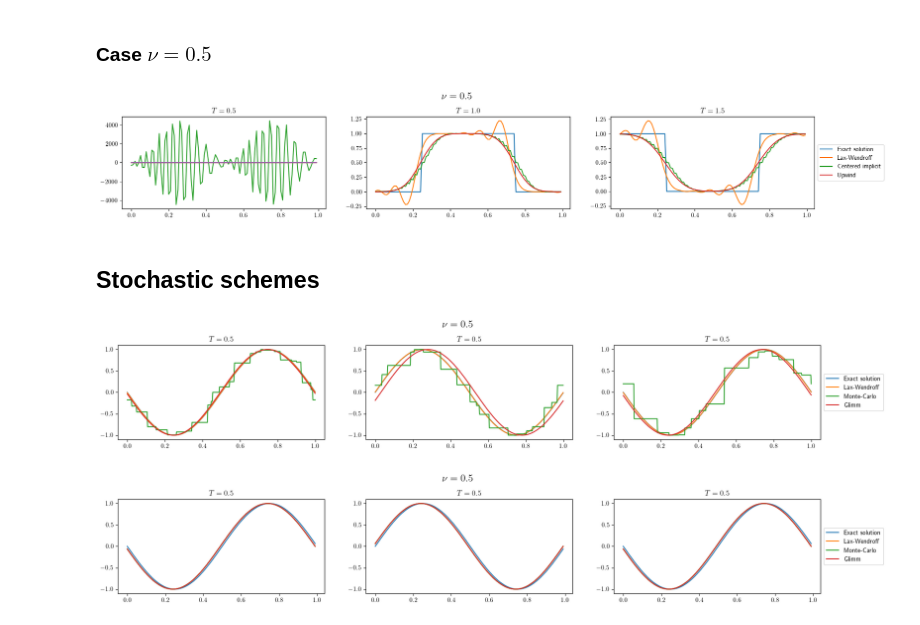
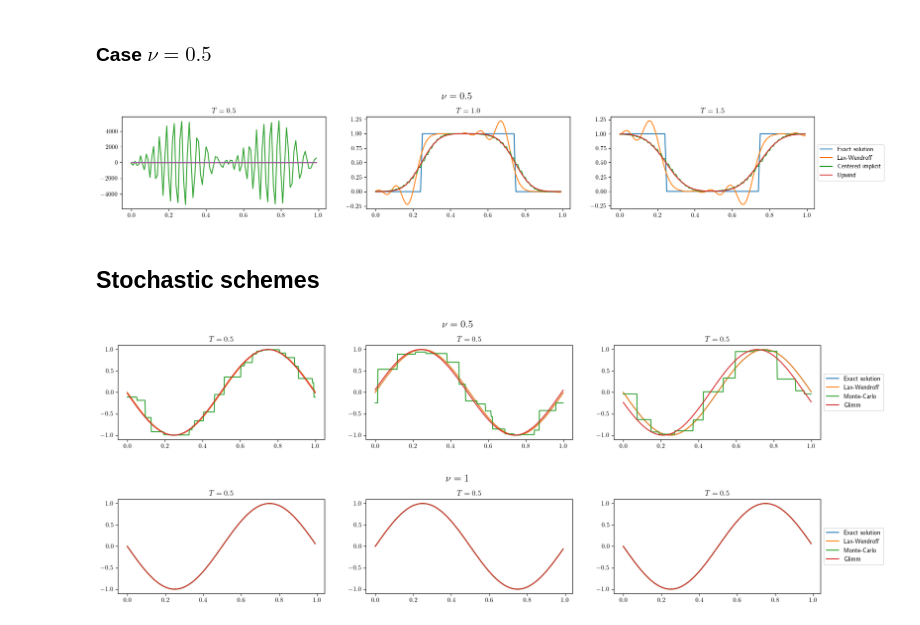
Before and after one commit to msdupuy/msdupuy.github.io, a Jupyter notebook: teaching/TP-1-ex1-corrige.ipynb, the cells around one changed output. Drawn from its saved outputs; the diff is of its cells as text; code cells hidden in the pictures.

```diff
--- a/teaching/TP-1-ex1-corrige.ipynb
+++ b/teaching/TP-1-ex1-corrige.ipynb
@@ -386,10 +386,10 @@ u_ce = centered_explicit(J,T,n,u02,1)
 u_ci = centered_implicit(J,T,n,u02,1)
 u_pwd = upwind(J,T,n,u02,1)
 ax1.plot(x,u_ex,label="Exact solution")
-ax1.plot(x,u_lw[n-1,:],label="Lax-Wendroff")
-ax1.plot(x,u_ce[n-1,:],label="Centered explicit")
-ax1.plot(x,u_ci[n-1,:],label="Centered implicit")
-ax1.plot(x,u_pwd[n-1,:],label="Upwind")
+ax1.plot(x,u_lw[n,:],label="Lax-Wendroff")
+ax1.plot(x,u_ce[n,:],label="Centered explicit")
+ax1.plot(x,u_ci[n,:],label="Centered implicit")
+ax1.plot(x,u_pwd[n,:],label="Upwind")
 ax1.title.set_text(r"$T=0.5$")
 T = 1.0
 n = int(T*J/nu)
@@ -399,10 +399,10 @@ u_ce = centered_explicit(J,T,n,u02,1)
 u_ci = centered_implicit(J,T,n,u02,1)
 u_pwd = upwind(J,T,n,u02,1)
 ax2.plot(x,u_ex,label="Exact solution")
-ax2.plot(x,u_lw[n-1,:],label="Lax-Wendroff")
-#ax2.plot(x,u_ce[n-1,:],label="Centered explicit")
-ax2.plot(x,u_ci[n-1,:],label="Centered implicit")
-ax2.plot(x,u_pwd[n-1,:],label="Upwind")
+ax2.plot(x,u_lw[n,:],label="Lax-Wendroff")
+#ax2.plot(x,u_ce[n,:],label="Centered explicit")
+ax2.plot(x,u_ci[n,:],label="Centered implicit")
+ax2.plot(x,u_pwd[n,:],label="Upwind")
 ax2.title.set_text(r"$T=1.0$")
 T = 1.5
 n = int(T*J/nu)
@@ -412,17 +412,17 @@ u_ce = centered_explicit(J,T,n,u02,1)
 u_ci = centered_implicit(J,T,n,u02,1)
 u_pwd = upwind(J,T,n,u02,1)
 ax3.plot(x,u_ex,label="Exact solution")
-ax3.plot(x,u_lw[n-1,:],label="Lax-Wendroff")
-#ax3.plot(x,u_ce[n-1,:],label="Centered explicit")
-ax3.plot(x,u_ci[n-1,:],label="Centered implicit")
-ax3.plot(x,u_pwd[n-1,:],label="Upwind")
+ax3.plot(x,u_lw[n,:],label="Lax-Wendroff")
+#ax3.plot(x,u_ce[n,:],label="Centered explicit")
+ax3.plot(x,u_ci[n,:],label="Centered implicit")
+ax3.plot(x,u_pwd[n,:],label="Upwind")
 ax3.title.set_text(r"$T=1.5$")
 ax3.legend(loc='center left',bbox_to_anchor=(1,0.5))
 fig.suptitle(r'$\nu = 0.5$',fontsize=16)
 fig.subplots_adjust(top=0.8)
 plt.show()
 # %% [output]
-[figure, old version]
+[figure, new version]
 # %% [markdown]
 ## Stochastic schemes
 # %%
@@ -471,43 +471,43 @@ plt.rcParams['text.usetex'] = True
 fig, (ax1,ax2,ax3) = plt.subplots(1,3)
 T = 0.5
 n = int(T*J/nu)
 u_ex = [u_sol(xk,T,1,u01) for xk in x]
 u_lw = lax_wendroff(J,T,n,u01,1)
 u_mc = mc(J,T,n,u01,1)
 u_glimm = glimm(J,T,n,u01,1)
 ax1.plot(x,u_ex,label="Exact solution")
-ax1.plot(x,u_lw[n-1,:],label="Lax-Wendroff")
-ax1.plot(x,u_mc[n-1,:],label="Monte-Carlo")
-ax1.plot(x,u_glimm[n-1,:],label="Glimm")
+ax1.plot(x,u_lw[n,:],label="Lax-Wendroff")
+ax1.plot(x,u_mc[n,:],label="Monte-Carlo")
+ax1.plot(x,u_glimm[n,:],label="Glimm")
 ax1.title.set_text(r"$T=0.5$")
 T = 1.0
 n = int(T*J/nu)
 u_ex = [u_sol(xk,T,1,u01) for xk in x]
 u_lw = lax_wendroff(J,T,n,u01,1)
 u_mc = mc(J,T,n,u01,1)
 u_glimm = glimm(J,T,n,u01,1)
 ax2.plot(x,u_ex,label="Exact solution")
-ax2.plot(x,u_lw[n-1,:],label="Lax-Wendroff")
-ax2.plot(x,u_mc[n-1,:],label="Monte-Carlo")
-ax2.plot(x,u_glimm[n-1,:],label="Glimm")
+ax2.plot(x,u_lw[n,:],label="Lax-Wendroff")
+ax2.plot(x,u_mc[n,:],label="Monte-Carlo")
+ax2.plot(x,u_glimm[n,:],label="Glimm")
 ax2.title.set_text(r"$T=0.5$")
 T = 1.5
 n = int(T*J/nu)
 u_ex = [u_sol(xk,T,1,u01) for xk in x]
 u_lw = lax_wendroff(J,T,n,u01,1)
 u_mc = mc(J,T,n,u01,1)
 u_glimm = glimm(J,T,n,u01,1)
 ax3.plot(x,u_ex,label="Exact solution")
-ax3.plot(x,u_lw[n-1,:],label="Lax-Wendroff")
-ax3.plot(x,u_mc[n-1,:],label="Monte-Carlo")
-ax3.plot(x,u_glimm[n-1,:],label="Glimm")
+ax3.plot(x,u_lw[n,:],label="Lax-Wendroff")
+ax3.plot(x,u_mc[n,:],label="Monte-Carlo")
+ax3.plot(x,u_glimm[n,:],label="Glimm")
 ax3.title.set_text(r"$T=0.5$")
 ax3.legend(loc='center left',bbox_to_anchor=(1,0.5))
 fig.suptitle(r'$\nu = 0.5$',fontsize=16)
 fig.subplots_adjust(top=0.8)
 plt.show()
 # %% [output]
-[figure, old version]
+[figure, new version]
 # %%
 nu = 1.0
 J = 100
@@ -524,9 +524,9 @@ u_lw = lax_wendroff(J,T,n,u01,1)
 u_mc = mc(J,T,n,u01,1)
 u_glimm = glimm(J,T,n,u01,1)
 ax1.plot(x,u_ex,label="Exact solution")
-ax1.plot(x,u_lw[n-1,:],label="Lax-Wendroff")
-ax1.plot(x,u_mc[n-1,:],label="Monte-Carlo")
-ax1.plot(x,u_glimm[n-1,:],label="Glimm")
+ax1.plot(x,u_lw[n,:],label="Lax-Wendroff")
+ax1.plot(x,u_mc[n,:],label="Monte-Carlo")
+ax1.plot(x,u_glimm[n,:],label="Glimm")
 ax1.title.set_text(r"$T=0.5$")
 T = 1.0
 n = int(T*J/nu)
@@ -535,9 +535,9 @@ u_lw = lax_wendroff(J,T,n,u01,1)
 u_mc = mc(J,T,n,u01,1)
 u_glimm = glimm(J,T,n,u01,1)
 ax2.plot(x,u_ex,label="Exact solution")
-ax2.plot(x,u_lw[n-1,:],label="Lax-Wendroff")
-ax2.plot(x,u_mc[n-1,:],label="Monte-Carlo")
-ax2.plot(x,u_glimm[n-1,:],label="Glimm")
+ax2.plot(x,u_lw[n,:],label="Lax-Wendroff")
+ax2.plot(x,u_mc[n,:],label="Monte-Carlo")
+ax2.plot(x,u_glimm[n,:],label="Glimm")
 ax2.title.set_text(r"$T=0.5$")
 T = 1.5
 n = int(T*J/nu)
@@ -546,13 +546,13 @@ u_lw = lax_wendroff(J,T,n,u01,1)
 u_mc = mc(J,T,n,u01,1)
 u_glimm = glimm(J,T,n,u01,1)
 ax3.plot(x,u_ex,label="Exact solution")
-ax3.plot(x,u_lw[n-1,:],label="Lax-Wendroff")
-ax3.plot(x,u_mc[n-1,:],label="Monte-Carlo")
-ax3.plot(x,u_glimm[n-1,:],label="Glimm")
+ax3.plot(x,u_lw[n,:],label="Lax-Wendroff")
+ax3.plot(x,u_mc[n,:],label="Monte-Carlo")
+ax3.plot(x,u_glimm[n,:],label="Glimm")
 ax3.title.set_text(r"$T=0.5$")
 ax3.legend(loc='center left',bbox_to_anchor=(1,0.5))
-fig.suptitle(r'$\nu = 0.5$',fontsize=16)
+fig.suptitle(r'$\nu = 1$',fontsize=16)
 fig.subplots_adjust(top=0.8)
 plt.show()
 # %% [output]
-[figure, old version]
+[figure, new version]
```
Also changed, not shown: parts of 5 cells of this notebook.
